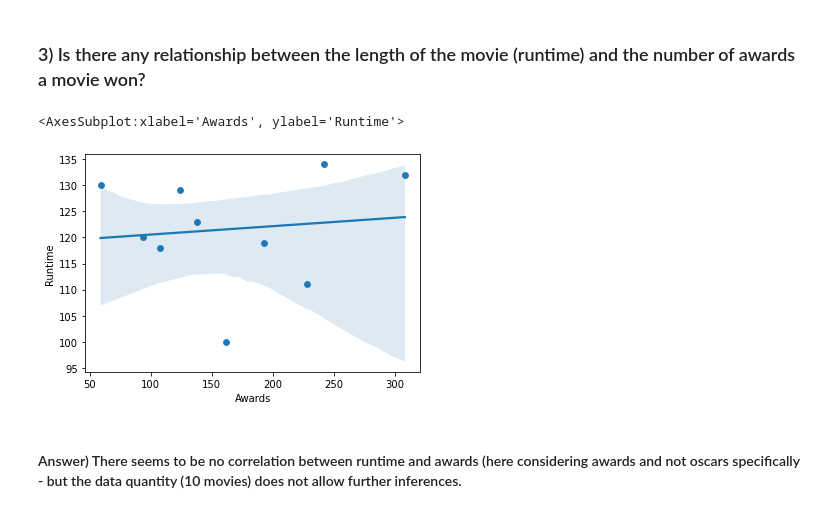
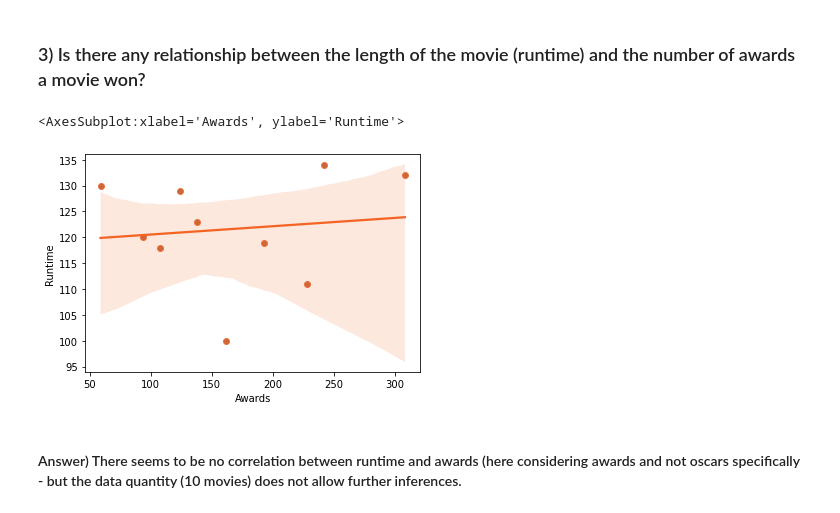
Before and after one commit to Janainaf/movie-Api, a Jupyter notebook: movie_analysis.ipynb, the cells around one changed output. Saved outputs shown, nothing was run; the diff lists cells and outputs as text; code cells hidden in the pictures.

```diff
--- a/movie_analysis.ipynb
+++ b/movie_analysis.ipynb
@@ -50,11 +50,11 @@ Name: Title, dtype: object
 # %%
 oscar['Awards'] = oscar['Awards'].str.extract(r'([^\.]\d+[^\s])')
 oscar['Awards'] = oscar['Awards'].astype(int)
 sns.scatterplot(data=oscar, x="Awards", y="Runtime")
-sns.regplot(x='Awards',y='Runtime',data=oscar, fit_reg=True)
+sns.regplot(x='Awards',y='Runtime',data=oscar, fit_reg=True,  color='#f46524')
 # %% [output]
 <AxesSubplot:xlabel='Awards', ylabel='Runtime'>
-[figure, old version]
+[figure, new version]
 # %% [markdown]
 #### Answer) There seems to be no correlation between runtime and awards (here considering awards and not oscars specifically - but the data quantity  (10 movies) does not allow further inferences.
 # %% [markdown]
```
Also changed, not shown: parts of 3 cells of this notebook, 5 other files.
